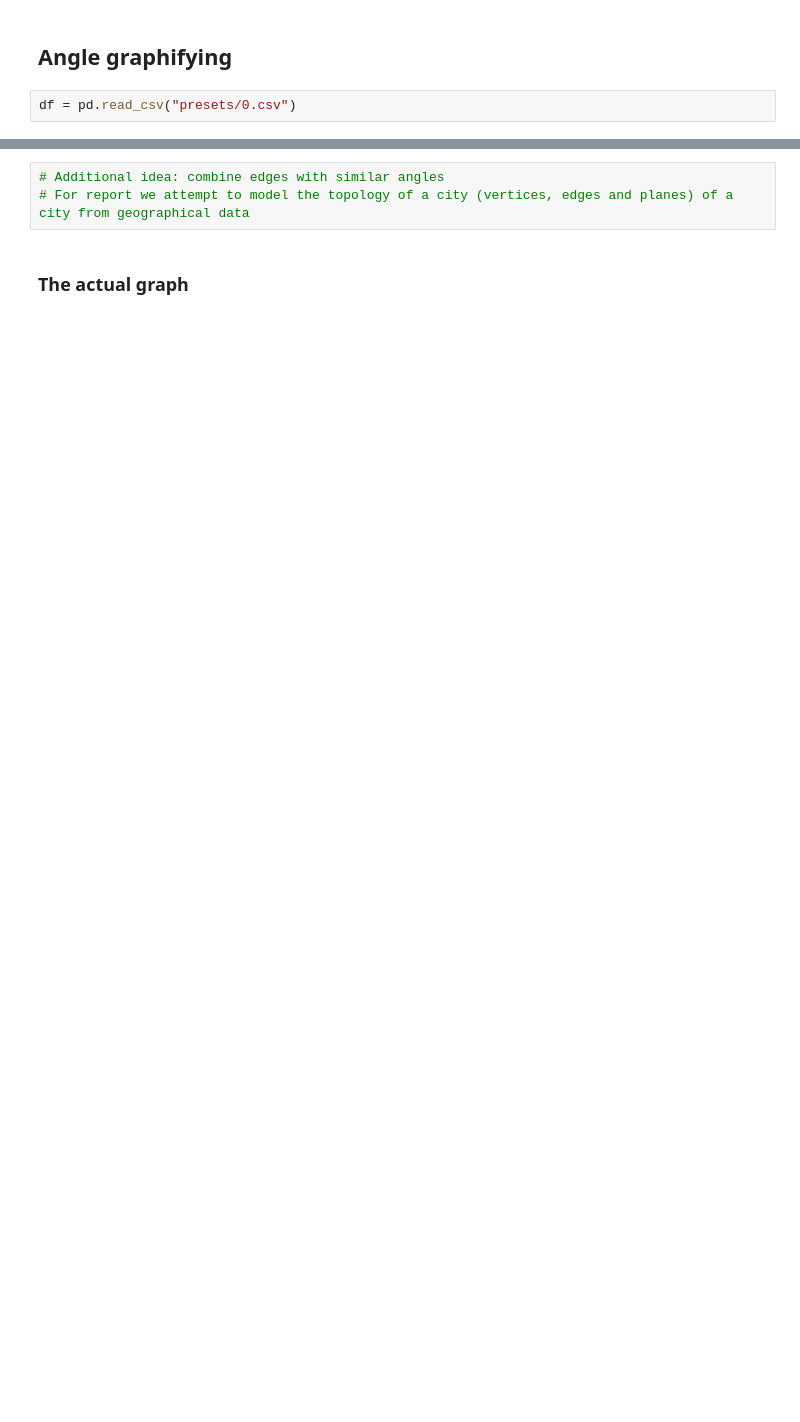
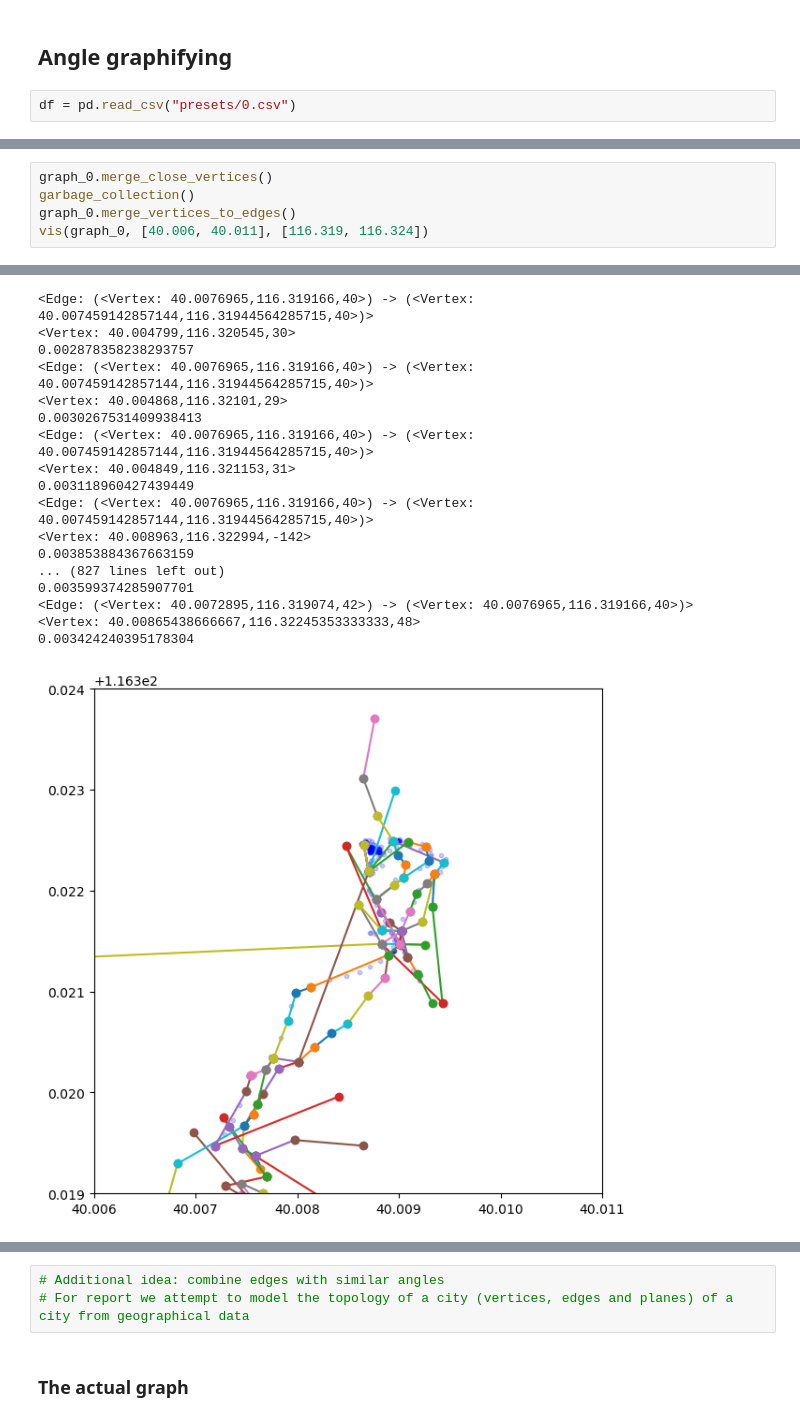
Before and after one commit to svensesen/Beijing-Topo, a Jupyter notebook: test.ipynb, the cells around one changed output, grey strips where cells are left out. Cells and saved outputs as stored; diff of their text form; blank space fills up the shorter version.

```diff
--- a/test.ipynb
+++ b/test.ipynb
@@ -58,0 +120,6 @@ dft = df[df["trajectory"] == tra]
+# %%
+graph_0.merge_close_vertices()
+garbage_collection()
+graph_0.merge_vertices_to_edges()
+vis(graph_0, [40.006, 40.011], [116.319, 116.324])
+# %% [output]
@@ -58,0 +152,18 @@ dft = df[df["trajectory"] == tra]
+<Edge: (<Vertex: 40.0076965,116.319166,40>) -> (<Vertex: 40.007459142857144,116.31944564285715,40>)>
+<Vertex: 40.004799,116.320545,30>
+0.002878358238293757
+<Edge: (<Vertex: 40.0076965,116.319166,40>) -> (<Vertex: 40.007459142857144,116.31944564285715,40>)>
+<Vertex: 40.004868,116.32101,29>
+0.0030267531409938413
+<Edge: (<Vertex: 40.0076965,116.319166,40>) -> (<Vertex: 40.007459142857144,116.31944564285715,40>)>
+<Vertex: 40.004849,116.321153,31>
+0.003118960427439449
+<Edge: (<Vertex: 40.0076965,116.319166,40>) -> (<Vertex: 40.007459142857144,116.31944564285715,40>)>
+<Vertex: 40.008963,116.322994,-142>
+0.003853884367663159
+... (827 lines left out)
+0.003599374285907701
+<Edge: (<Vertex: 40.0072895,116.319074,42>) -> (<Vertex: 40.0076965,116.319166,40>)>
+<Vertex: 40.00865438666667,116.32245353333333,48>
+0.003424240395178304
+[figure, added]
```
Also changed, not shown: parts of 20 cells of this notebook, 1 other file.
